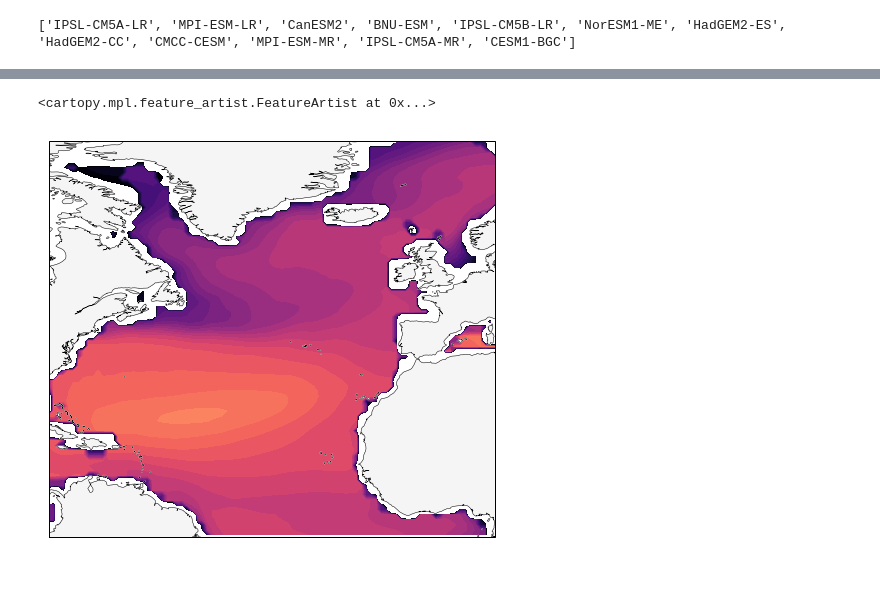
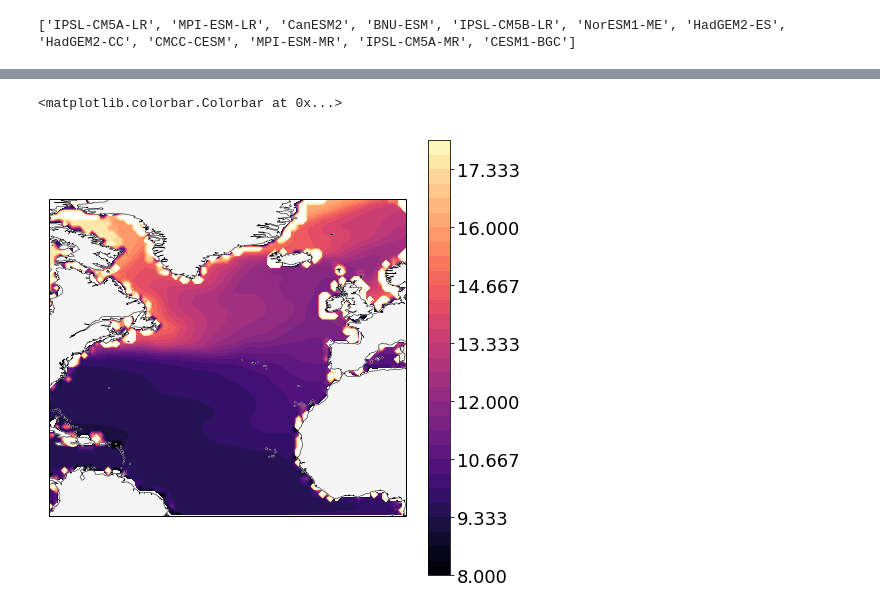
Before and after one commit to PaulHalloran/batmobile_jupyter_notebooks, a Jupyter notebook: analysis_for_noc_talk.ipynb, the cells around one changed output, grey strips where cells are left out. Drawn from its saved outputs; the diff is of its cells as text; code cells hidden in the pictures; blank space fills up the shorter version.

```diff
--- a/analysis_for_noc_talk.ipynb
+++ b/analysis_for_noc_talk.ipynb
@@ -288,10 +735,10 @@ models.remove('CNRM-CM5')
 models.remove('MIROC-ESM-CHEM')
 models.remove('GFDL-ESM2G')
 models.remove('MIROC-ESM')
+models.remove('inmcm4')
 
 variable = 'talk'
 run = 'rcp85'
-data_dict[run] = {}
 data_dict[run][variable] = {}
 data_dict = populate_dict(data_dict,directory,models,variable,run,False)
 # %% [output]
@@ -314,0 +809,5 @@ inmcm4
+# %%
+variable = 'sos'
+run = 'rcp85'
+data_dict[run][variable] = {}
+data_dict = populate_dict(data_dict,directory,models,variable,run,False)
@@ -329,9 +847,9 @@ for i,model in enumerate(list(data_dict[run][variable])):
 
 first_period_mean = np.mean(first_period,axis=0)
 
-tmp_cube = data_dict[run][variable][model]['first20']
-tmp_cube.data = first_period_mean
-agreement = 0.66
-agreement_map = calculate_agreement(first_period,agreement)
+tmp_cube_talk = data_dict[run][variable][model]['first20']
+tmp_cube_talk.data = first_period_mean
+tmp_cube_talk_2 = tmp_cube_talk.copy()
+tmp_cube_talk_2.data = np.mean(last_period,axis=0)
 # %% [output]
 ['IPSL-CM5A-LR', 'MPI-ESM-LR', 'CanESM2', 'BNU-ESM', 'IPSL-CM5B-LR', 'NorESM1-ME', 'HadGEM2-ES', 'HadGEM2-CC', 'CMCC-CESM', 'MPI-ESM-MR', 'IPSL-CM5A-MR', 'CESM1-BGC']
@@ -337,0 +925,9 @@ agreement_map = calculate_agreement(first_period,agreement)
+# %%
+tmp_cube_talk = mask_where_zero(tmp_cube_talk)
+tmp_cube_dissic = mask_where_zero(tmp_cube_dissic)
+tmp_cube_tos = mask_where_zero(tmp_cube_tos)
+tmp_cube_sos = mask_where_zero(tmp_cube_sos)
+
+# revelle_factor = carbchem_revelle(10,9.99e9,(tmp_cube_talk *0.0)+15.0,(tmp_cube_talk *0.0)+35.0,tmp_cube_dissic,tmp_cube_talk)
+revelle_factor = carbchem_revelle(10,9.99e9,tmp_cube_tos-273.15,tmp_cube_sos,tmp_cube_dissic,tmp_cube_talk)
+revelle_factor_last = carbchem_revelle(10,9.99e9,tmp_cube_tos_2-273.15,tmp_cube_sos_2,tmp_cube_dissic_2,tmp_cube_talk_2)
@@ -338,33 +951,25 @@ agreement_map = calculate_agreement(first_period,agreement)
 # %%
-land_50m = cfeature.NaturalEarthFeature('physical', 'land', '50m',
-                                        edgecolor='face',
-                                        facecolor=cfeature.COLORS['land'])
-coast_50m = cfeature.NaturalEarthFeature('physical', 'coastline', '50m',facecolor='none')
 
-my_projection = ccrs.PlateCarree()
-my_extent = [-80.0,10,0.0,80.0]
-
-plt.close('all')
 fig = plt.figure(figsize=(8,8))
 gs = gridspec.GridSpec(10, 10)
 ax1 = plt.subplot(gs[0:10,0:10],projection= my_projection)
 
 
 ax1.set_extent(my_extent, crs=ccrs.PlateCarree())
 
 
-lats1 = tmp_cube.coord('latitude').points
-lons1 = tmp_cube.coord('longitude').points
-data1 = tmp_cube.data
+lats1 = revelle_factor.coord('latitude').points
+lons1 = revelle_factor.coord('longitude').points
+data1 = revelle_factor.data
 
 
-contour_result1 = ax1.contourf(lons1, lats1, data1,np.linspace(2.0,2.8,30),
+contour_result1 = ax1.contourf(lons1, lats1, data1,np.linspace(8,18,31),
 			transform=ccrs.PlateCarree(),cmap='magma')
-contour_result2 = ax1.pcolormesh(lons1, lats1, agreement_map,
-			transform=ccrs.PlateCarree(),cmap='gray',vmin=0,vmax=1,alpha=0.1)
+
 
 ax1.add_feature(land_50m,facecolor='#F5F5F5')
 ax1.add_feature(coast_50m,edgecolor='#000000',lw=0.5)
+plt.colorbar(contour_result1)
 # %% [output]
-<cartopy.mpl.feature_artist.FeatureArtist at 0x...>
+<matplotlib.colorbar.Colorbar at 0x...>
-[figure, old version]
+[figure, new version]
```
Also changed, not shown: parts of 16 cells of this notebook.
